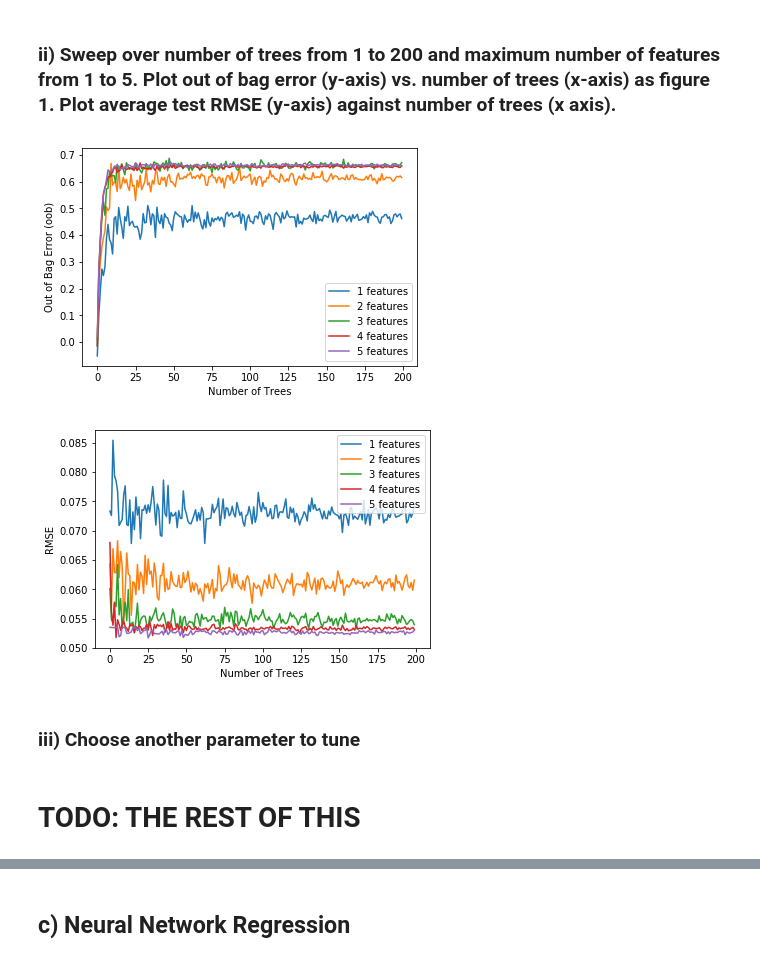
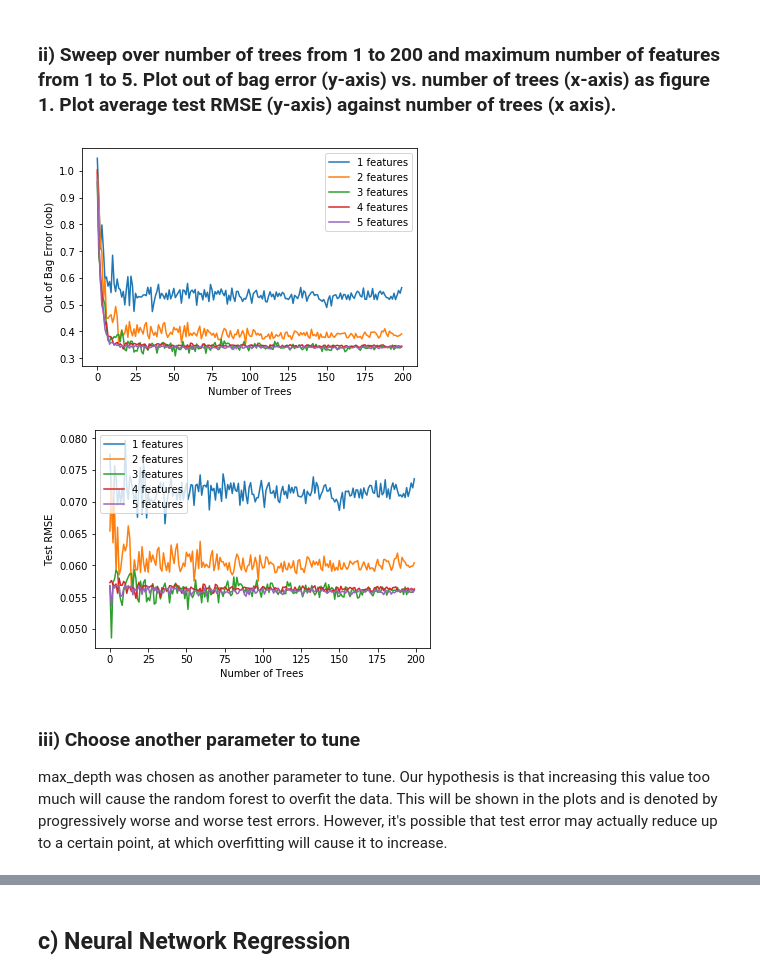
Before and after one commit to jdhurwitz/UCLA-EE219, a Jupyter notebook: Project4/Project 4 - Regression Analysis.ipynb, the cells around one changed output, grey strips where cells are left out. Saved outputs shown, nothing was run; the diff lists cells and outputs as text; code cells hidden in the pictures.

```diff
--- a/Project4/Project 4 - Regression Analysis.ipynb
+++ b/Project4/Project 4 - Regression Analysis.ipynb
@@ -432,7 +432,7 @@ for num_features in range(num_features_min, num_features_max+1):
         rf.fit(X_train, y_train)
 
         y_pred = rf.predict(X_test)
-        bag_errors_for_cur_feature.append(rf.oob_score_)
+        bag_errors_for_cur_feature.append(1-rf.oob_score_)
 
         rmses_cur_feature.append(sqrt(mean_squared_error(y_test, y_pred)))
 
@@ -453,22 +453,21 @@ ax.set_ylabel('Out of Bag Error (oob)')
 plt.legend()
 plt.show()
 # %% [output]
-[figure, old version]
+[figure, new version]
 # %%
 fig, ax = plt.subplots()
 
 i=0
 for rmse in rmses:
     ax.plot(rmse, label=str(i+1)+" features")
     i+=1
 
 ax.set_xlabel('Number of Trees')
-ax.set_ylabel('RMSE')
+ax.set_ylabel('Test RMSE')
 plt.legend()
 plt.show()
 # %% [output]
-[figure, old version]
+[figure, new version]
-# %% [markdown]
-### iii) Choose another parameter to tune
-# %% [markdown]
-# TODO: THE REST OF THIS
+# %% [markdown]
+### iii) Choose another parameter to tune
+max_depth was chosen as another parameter to tune. Our hypothesis is that increasing this value too much will cause the random forest to overfit the data. This will be shown in the plots and is denoted by progressively worse and worse test errors. However, it's possible that test error may actually reduce up to a certain point, at which overfitting will cause it to increase.
```
Also changed, not shown: parts of 15 cells of this notebook, 1 other file.
